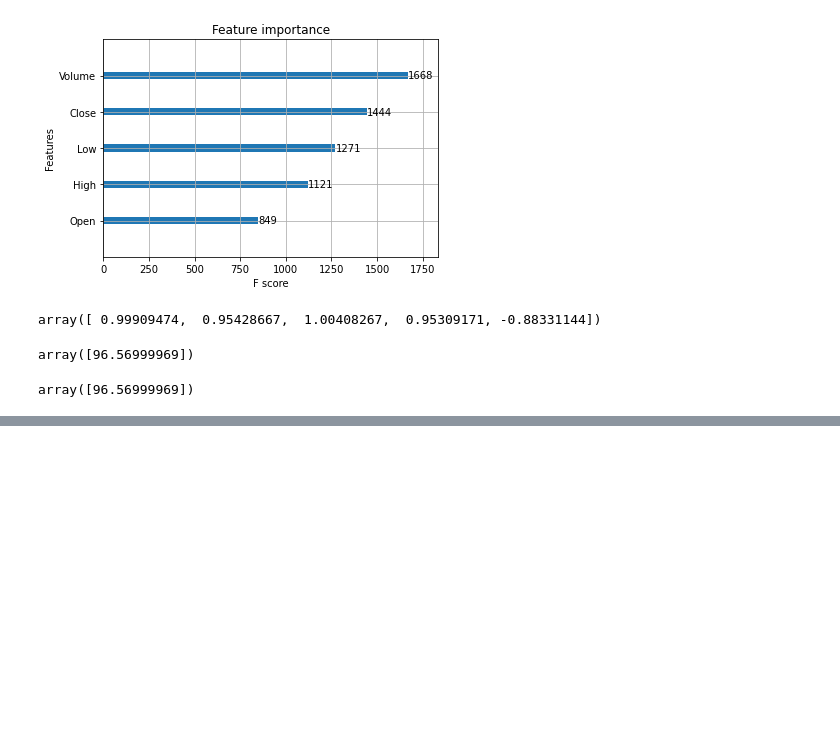
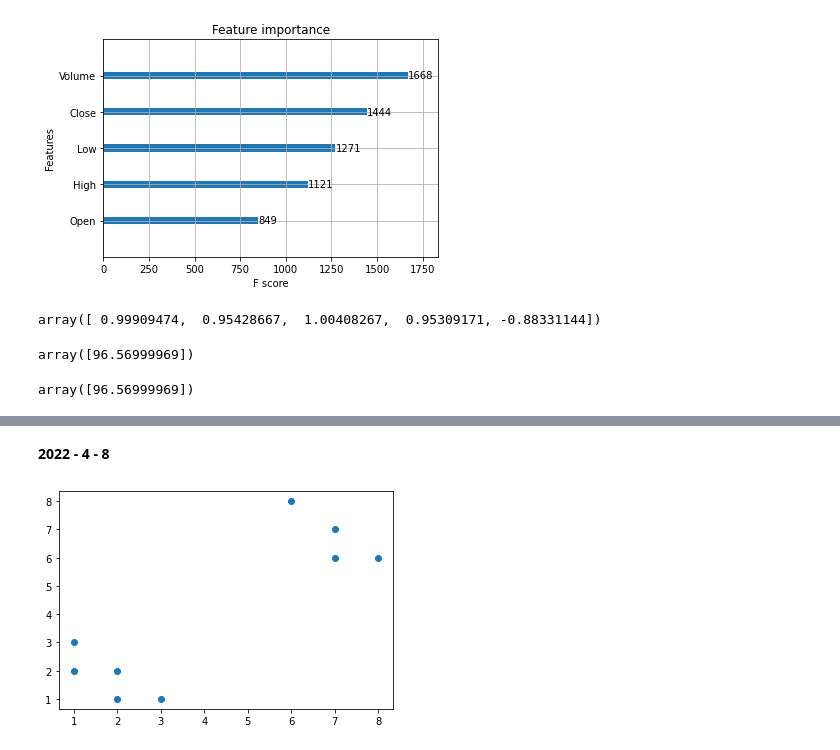
Before and after one commit to eaglehkim/python, a Jupyter notebook: prac5.ipynb, the cells around one changed output, grey strips where cells are left out. Cells and saved outputs as stored; diff of their text form; code cells hidden in the pictures; blank space fills up the shorter version.

```diff
--- a/prac5.ipynb
+++ b/prac5.ipynb
@@ -1671,0 +1669,2 @@ TypeError: ignored
+# %% [markdown]
+**2022 - 4 - 8**
@@ -1671,0 +1675,7 @@ TypeError: ignored
+# %%
+X = [1,2,3,1,2,7,6,8,7]
+Y = [2,1,1,3,2,7,8,6,6]
+# %%
+plt.scatter(X,Y);
+# %% [output]
+[figure, added]
```
Also changed, not shown: parts of 38 cells of this notebook.
